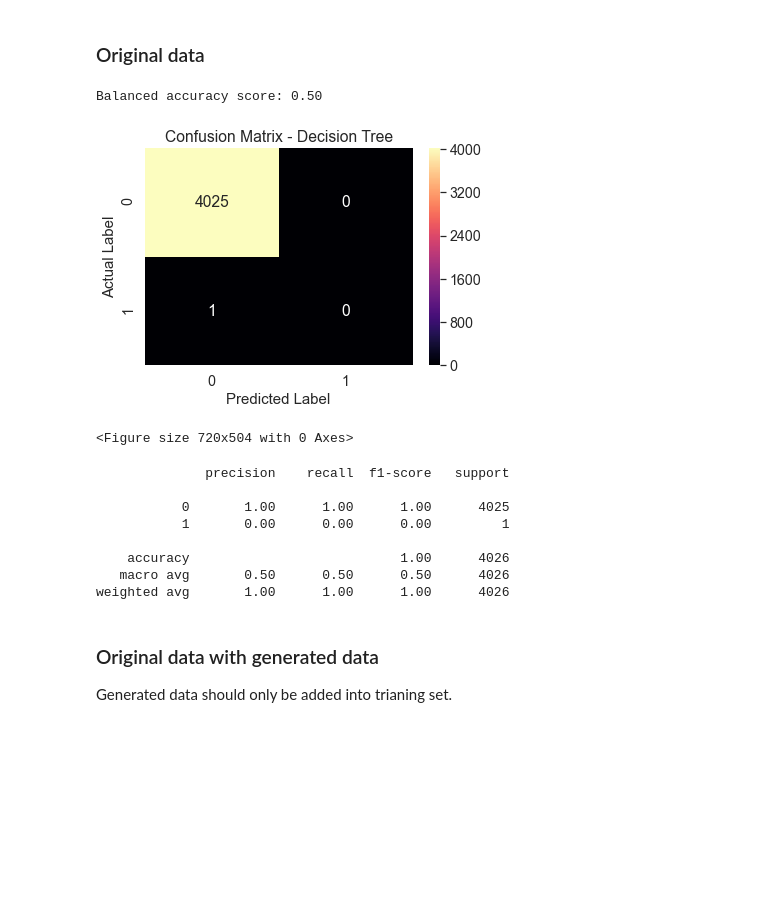
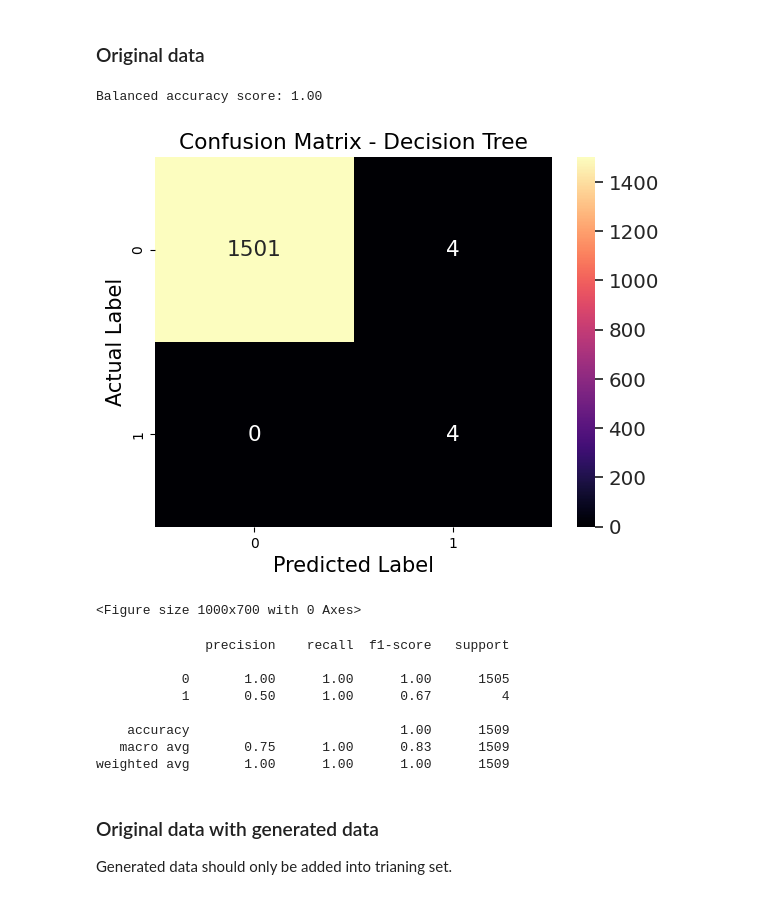
Before and after one commit to L-yue-0112/Signature-based-IDS, a Jupyter notebook: Synthetic Data/CTGAN_RemoteSCMHandle.ipynb, the cells around one changed output. Drawn from its saved outputs; the diff is of its cells as text; code cells hidden in the pictures; blank space fills up the shorter version.

```diff
--- a/Synthetic Data/CTGAN_RemoteSCMHandle.ipynb
+++ b/Synthetic Data/CTGAN_RemoteSCMHandle.ipynb
@@ -29,7 +31,7 @@ import matplotlib.pyplot as plt
 def int_to_str(df):
     for column in df.columns:
         # if dtype is int, convert to string , e.g. EventID
-        if isinstance(df[column][0], (int, np.int32, np.int64)):
+        if isinstance(df[column][0], (int, np.int32, np.int64, np.float64)):
             df[column] = list(map(str, df[column]))
 
     return df
@@ -122,7 +124,7 @@ def random_generator(data_list, pick_nums):
 
     return generated_data
 # %%
-features = ["Channel", "EventID"]
+features = ["Channel", "EventID","ObjectType", "ObjectName", "AccessMask", "SubjectLogonId", "PrivilegeList", "Application", "LayerRTID", "Image", "LogonType", "SubjectUserName", "TargetLogonId"]
 df = df[features]
 
 # change integers to strings to get a better performance in generating new data
@@ -269,29 +331,32 @@ from sklearn.preprocessing import MinMaxScaler
 # %%
 from sklearn.model_selection import train_test_split
 from sklearn.tree import DecisionTreeClassifier
 from sklearn.model_selection import cross_val_score, StratifiedKFold
 
-X = preprocess_labelEncoder(df)
+X = preprocess(df)
+X, le_dict = labelEncoder_get(X)
 y = labelList(df.shape[0], [1071, 1374, 854, 1066, 1100, 1372, 1373, 1374, 1375, 1368, 1070, 1068])
 clf = DecisionTreeClassifier()
 X_train, X_test, y_train, y_test = train_test_split(X, y, test_size = 0.33, random_state=42)
+# X_train, X_test, y_train, y_test = train_test_split_m(X, y)
+
 
 clf.fit(X_train, y_train)
 y_predict = clf.predict(X_test)
 print("Balanced accuracy score: {:.2f}".format(metrics.balanced_accuracy_score(y_test, y_predict)))
 draw_confusionMatrix(y_test, y_predict)
 # %% [output]
-Balanced accuracy score: 0.50
+Balanced accuracy score: 1.00
-[figure, old version]
+[figure, new version]
-<Figure size 720x504 with 0 Axes>
+<Figure size 1000x700 with 0 Axes>
               precision    recall  f1-score   support
 
-           0       1.00      1.00      1.00      4025
-           1       0.00      0.00      0.00         1
+           0       1.00      1.00      1.00      1505
+           1       0.50      1.00      0.67         4
 
-    accuracy                           1.00      4026
-   macro avg       0.50      0.50      0.50      4026
-weighted avg       1.00      1.00      1.00      4026
+    accuracy                           1.00      1509
+   macro avg       0.75      1.00      0.83      1509
+weighted avg       1.00      1.00      1.00      1509
 # %% [markdown]
 ### Original data with generated data
 Generated data should only be added into trianing set.
```
Also changed, not shown: parts of 14 cells of this notebook, 3 other files.
